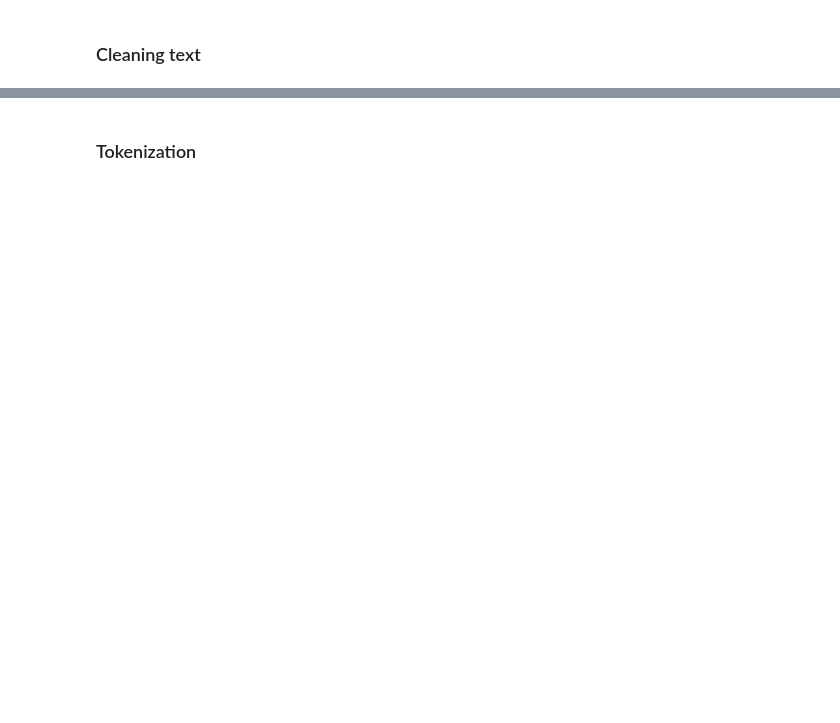
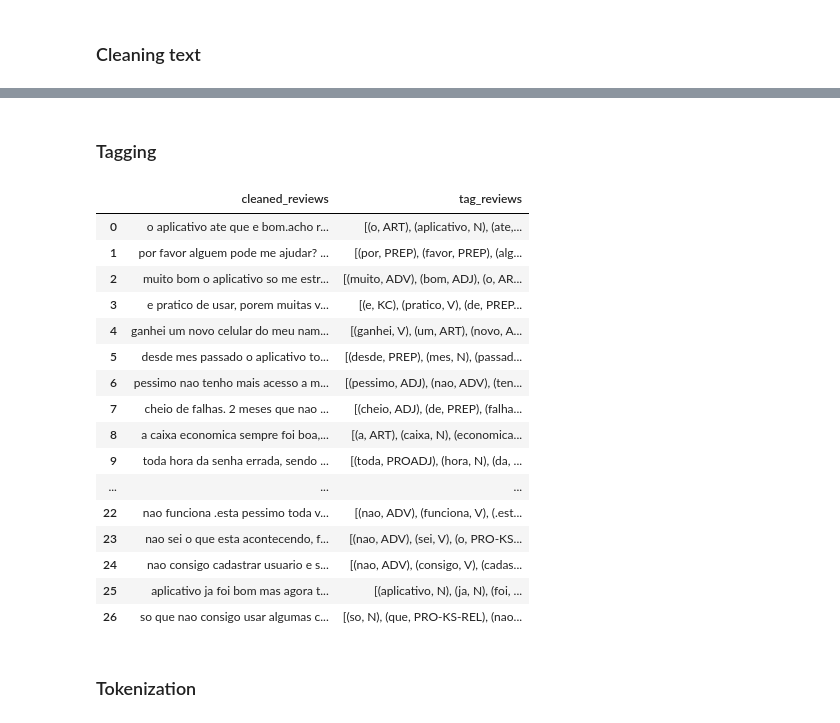
Before and after one commit to souzamoab/reviews-classifier-algorithm, a Jupyter notebook: security_reviews_extractor.ipynb, the cells around one changed output, grey strips where cells are left out. Cells and saved outputs as stored; diff of their text form; code cells hidden in the pictures; blank space fills up the shorter version.

```diff
--- a/security_reviews_extractor.ipynb
+++ b/security_reviews_extractor.ipynb
@@ -48,3 +85,34 @@ data[['cleaned_reviews']]
+# %% [markdown]
+### Tagging
+# %%
+import joblib
+from nltk import word_tokenize
+
+def wordTag(text):
+    tagger = joblib.load('POS_tagger_brill.pkl')
+    text = tagger.tag(word_tokenize(text))
+    return text
+
+data['tag_reviews'] = data['cleaned_reviews'].apply(wordTag)
+data.loc[:,["cleaned_reviews", "tag_reviews"]]
+# %% [output]
+|  | cleaned_reviews | tag_reviews |
+| 0 | o aplicativo ate que e bom.acho r... | [(o, ART), (aplicativo, N), (ate,... |
+| 1 | por favor alguem pode me ajudar? ... | [(por, PREP), (favor, PREP), (alg... |
+| 2 | muito bom o aplicativo so me estr... | [(muito, ADV), (bom, ADJ), (o, AR... |
+| 3 | e pratico de usar, porem muitas v... | [(e, KC), (pratico, V), (de, PREP... |
+| 4 | ganhei um novo celular do meu nam... | [(ganhei, V), (um, ART), (novo, A... |
+| 5 | desde mes passado o aplicativo to... | [(desde, PREP), (mes, N), (passad... |
+| 6 | pessimo nao tenho mais acesso a m... | [(pessimo, ADJ), (nao, ADV), (ten... |
+| 7 | cheio de falhas. 2 meses que nao ... | [(cheio, ADJ), (de, PREP), (falha... |
+| 8 | a caixa economica sempre foi boa,... | [(a, ART), (caixa, N), (economica... |
+| 9 | toda hora da senha errada, sendo ... | [(toda, PROADJ), (hora, N), (da, ... |
+| ... | ... | ... |
+| 22 | nao funciona .esta pessimo toda v... | [(nao, ADV), (funciona, V), (.est... |
+| 23 | nao sei o que esta acontecendo, f... | [(nao, ADV), (sei, V), (o, PRO-KS... |
+| 24 | nao consigo cadastrar usuario e s... | [(nao, ADV), (consigo, V), (cadas... |
+| 25 | aplicativo ja foi bom mas agora t... | [(aplicativo, N), (ja, N), (foi, ... |
+| 26 | so que nao consigo usar algumas c... | [(so, N), (que, PRO-KS-REL), (nao... |
 # %% [markdown]
 ### Tokenization
 # %%
```
Also changed, not shown: parts of 11 cells of this notebook, 4 other files.
